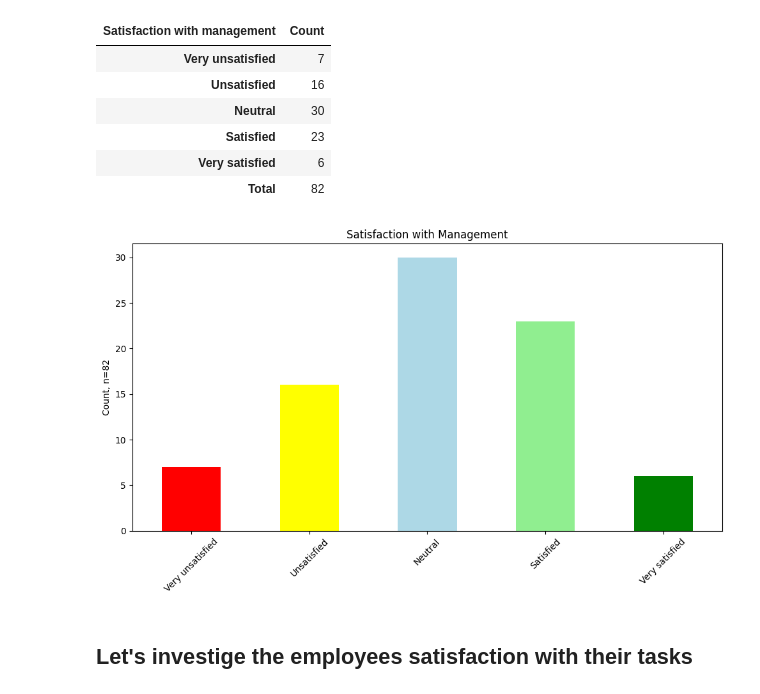
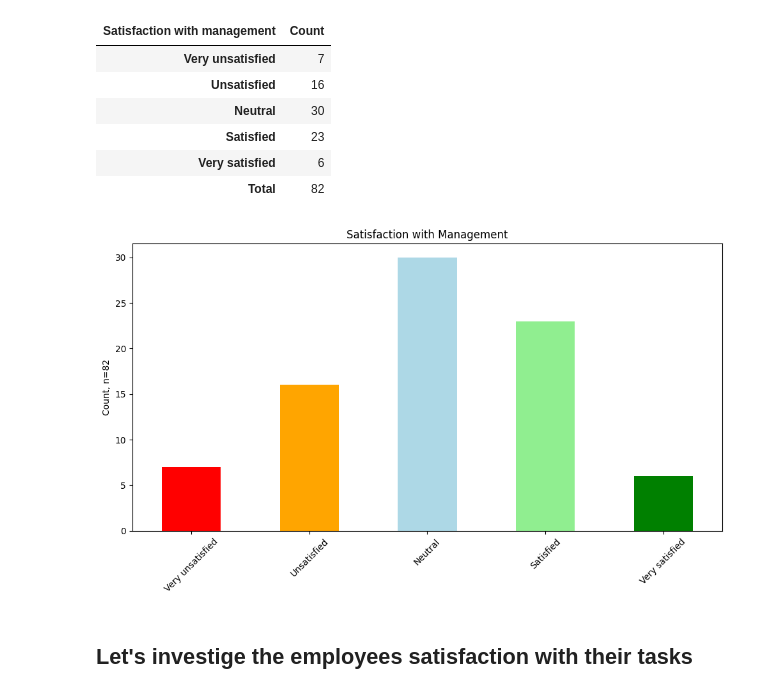
Before and after one commit to jemlau/DataAnalysisProject, a Jupyter notebook: harjoitustyöJEMINA.ipynb, the cells around one changed output. Cells and saved outputs as stored; diff of their text form; code cells hidden in the pictures.

```diff
--- a/harjoitustyöJEMINA.ipynb
+++ b/harjoitustyöJEMINA.ipynb
@@ -118,17 +118,17 @@ df_satmanagement
 | Very satisfied | 6 |
 | Total | 82 |
 # %%
-colors=['red', 'yellow', 'lightblue', 'lightgreen', 'green']
+colors=['red', 'orange', 'lightblue', 'lightgreen', 'green']
 plt.figure(figsize=(10, 6))
 df_satmanagement[:-1]['Count'].plot(kind='bar', color=colors)
 
 plt.title('Satisfaction with Management')
 plt.ylabel('Count, n=' + str(n))
 plt.xticks(rotation=45)
 plt.tight_layout()
 plt.show()
 # %% [output]
-[figure, old version]
+[figure, new version]
 # %% [markdown]
 ## Let's investige the employees satisfaction with their tasks
 # %%
```
Also changed, not shown: parts of 2 cells of this notebook.
